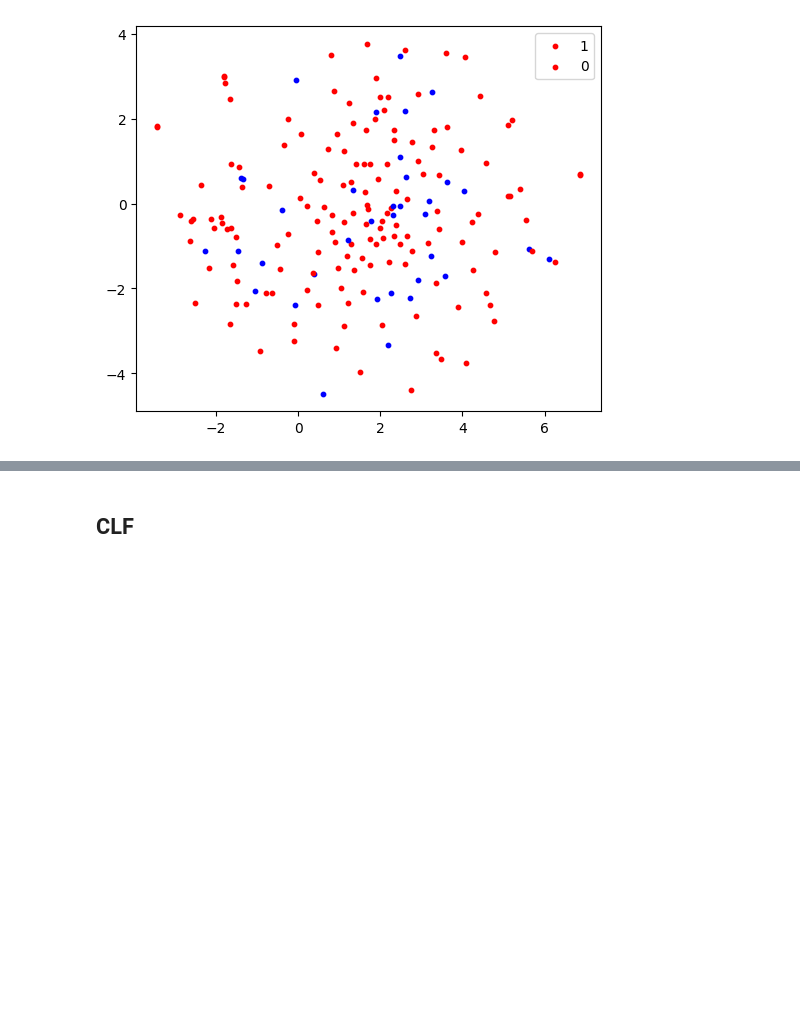
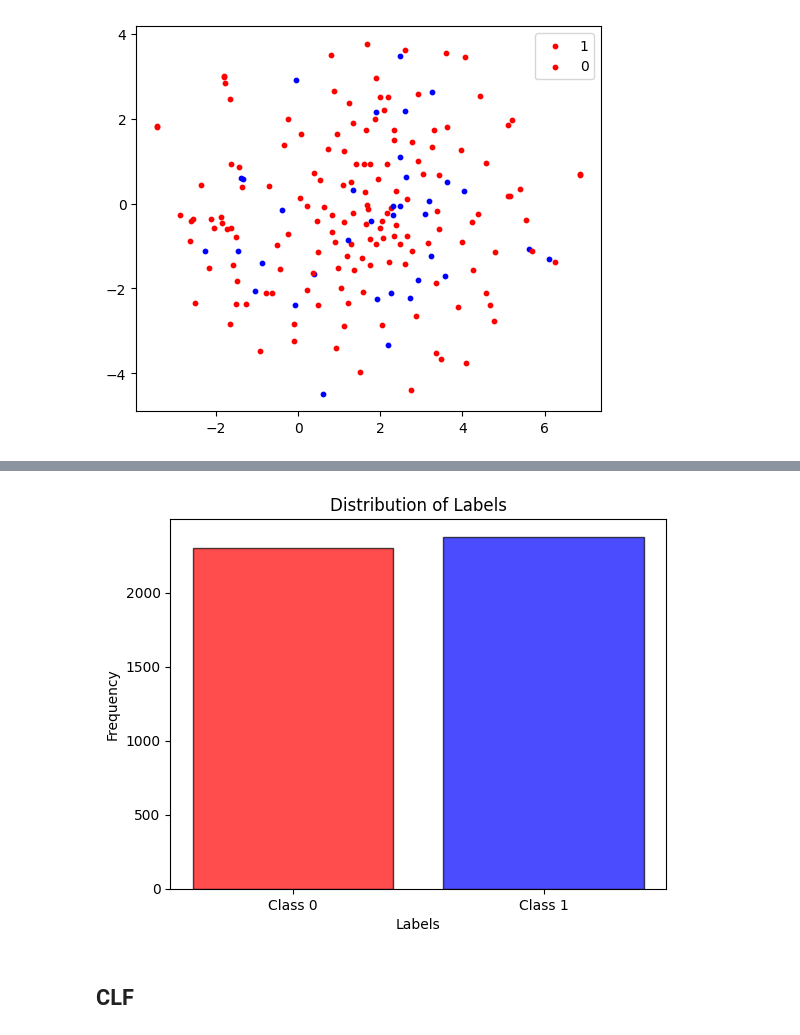
Before and after one commit to miguel-kjh/summarization-multilingual, a Jupyter notebook: clf_cluster.ipynb, the cells around one changed output, grey strips where cells are left out. Cells and saved outputs as stored; diff of their text form; code cells hidden in the pictures; blank space fills up the shorter version.

```diff
--- a/clf_cluster.ipynb
+++ b/clf_cluster.ipynb
@@ -69,3 +69,28 @@ plt.show()
+# %%
+# get a sample of the data whit label 0 over 2000
+dataset_train_0 = dataset_train[dataset_train['label'] == 0].sample(2300)
+# get all sample of the data whit label 1
+dataset_train_1 = dataset_train[dataset_train['label'] == 1]
+# concatenate the two dataframes
+dataset_train_balanced = pd.concat([dataset_train_0, dataset_train_1])
+# %%
+# Count the occurrences of each label
+label_counts = dataset_train_balanced['label'].value_counts()
+
+# Plot the histogram manually to assign colors per label
+plt.bar(label_counts.index, label_counts.values, color=['blue', 'red'], alpha=0.7, edgecolor='black')
+
+# Adding labels, legend, and title
+plt.title("Distribution of Labels")
+plt.xlabel("Labels")
+plt.ylabel("Frequency")
+plt.xticks([0, 1], ['Class 0', 'Class 1'])
+#plt.legend(['Class 0', 'Class 1'], loc="upper right")
+
+# Show the plot
+plt.show()
+# %% [output]
+[figure, added]
 # %% [markdown]
 ## CLF
 # %%
```
Also changed, not shown: parts of 8 cells of this notebook, 2 other files.
